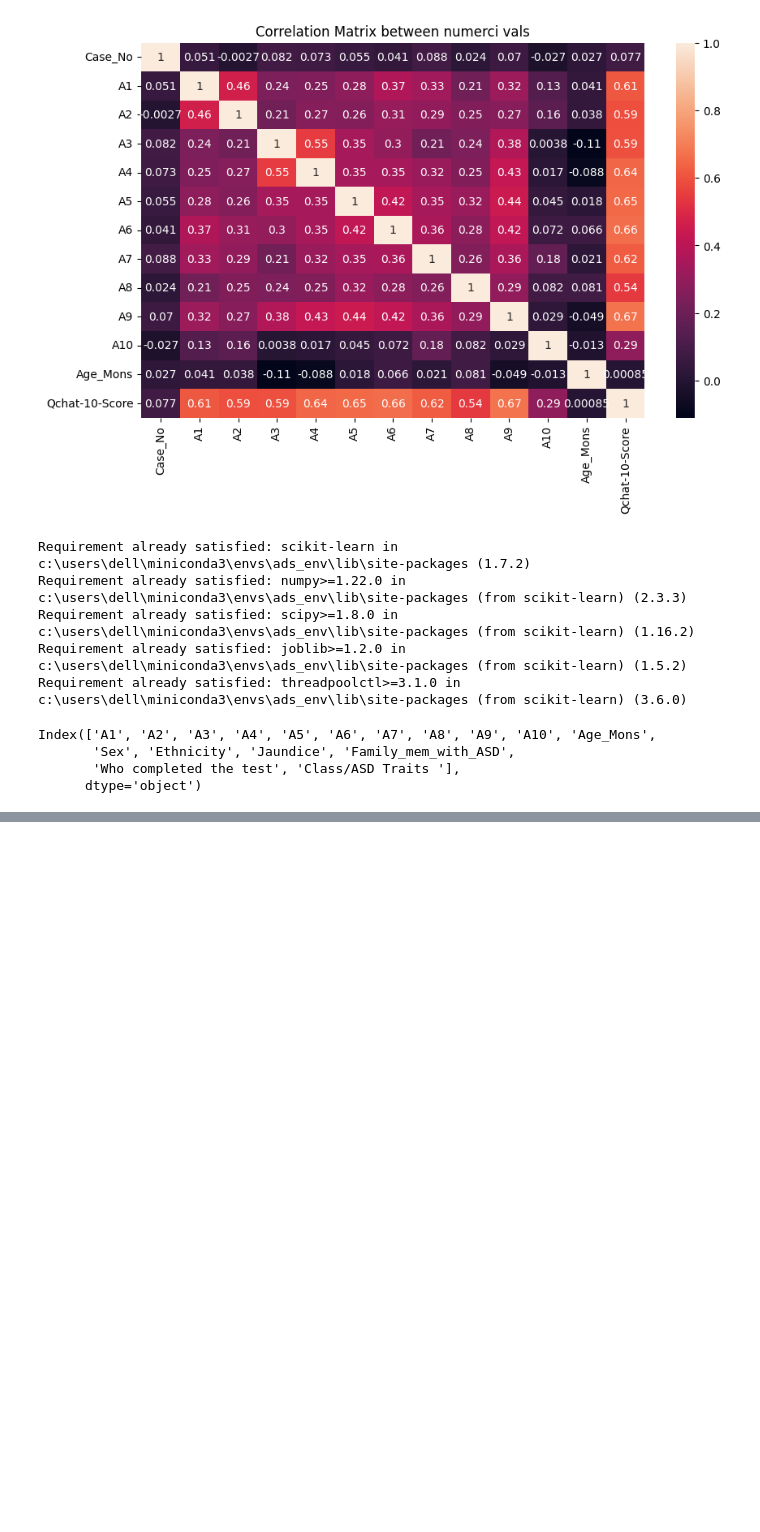
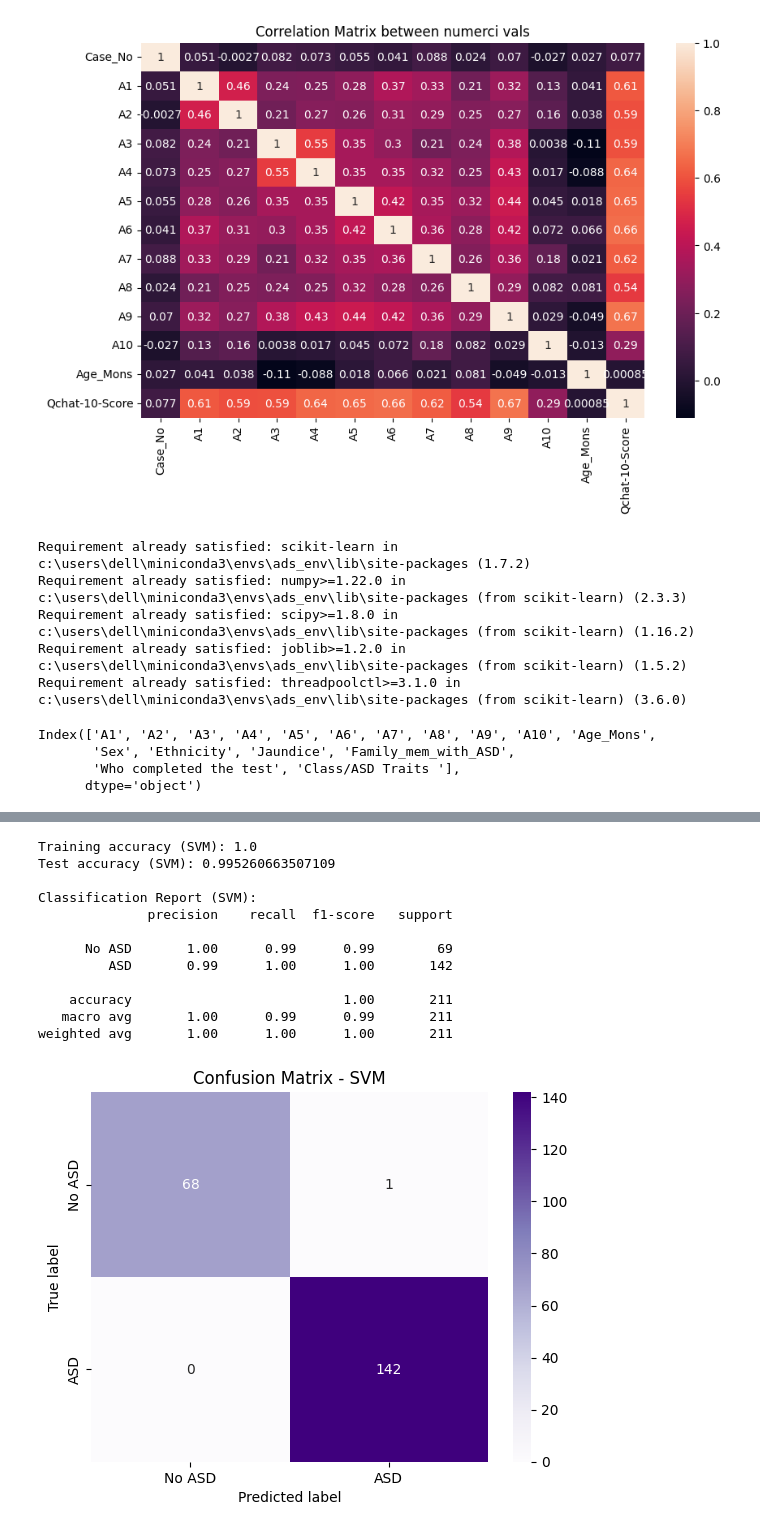
Before and after one commit to gitirom/M_CHAT-ADS-Checker, a Jupyter notebook: ADS_PR.ipynb, the cells around one changed output, grey strips where cells are left out. Saved outputs shown, nothing was run; the diff lists cells and outputs as text; code cells hidden in the pictures; blank space fills up the shorter version.

```diff
--- a/ADS_PR.ipynb
+++ b/ADS_PR.ipynb
@@ -272,0 +352,63 @@ Standard Deviation: 0.01846933748012013
+# %%
+# -----------------------------
+# 🔹 Support Vector Machine (SVM) Model
+# -----------------------------
+from sklearn.svm import SVC
+from imblearn.pipeline import Pipeline as ImbPipeline
+from imblearn.over_sampling import SMOTE
+from sklearn.metrics import classification_report, confusion_matrix
+import seaborn as sns
+import matplotlib.pyplot as plt
+from copy import deepcopy
+
+# ✅ Make a deep copy of the preprocessor to avoid data leakage
+svm_preprocessor = deepcopy(preprocessor)
+
+# Build the SVM pipeline
+svm_pipeline = ImbPipeline(steps=[
+    ('preprocess', svm_preprocessor),
+    ('smote', SMOTE(random_state=42)),
+    ('model', SVC(
+        kernel='rbf',               # Nonlinear kernel
+        C=1.0,                      # Regularization parameter
+        gamma='scale',              # Kernel coefficient
+        class_weight='balanced',    # Handle imbalance
+        random_state=42
+    ))
+])
+
+# Train the model
+svm_pipeline.fit(X_train, y_train)
+
+# Evaluate
+print("Training accuracy (SVM):", svm_pipeline.score(X_train, y_train))
+print("Test accuracy (SVM):", svm_pipeline.score(X_test, y_test))
+
+# Predictions
+y_pred_svm = svm_pipeline.predict(X_test)
+
+# Classification Report
+print("\nClassification Report (SVM):")
+print(classification_report(y_test, y_pred_svm, target_names=['No ASD', 'ASD']))
+
+# Confusion Matrix
+cm = confusion_matrix(y_test, y_pred_svm)
+sns.heatmap(cm, annot=True, fmt="d", cmap="Purples", xticklabels=['No ASD', 'ASD'], yticklabels=['No ASD', 'ASD'])
+plt.xlabel("Predicted label")
+plt.ylabel("True label")
+plt.title("Confusion Matrix - SVM")
+plt.show()
+# %% [output]
+Training accuracy (SVM): 1.0
+Test accuracy (SVM): 0.995260663507109
+
+Classification Report (SVM):
+              precision    recall  f1-score   support
+
+      No ASD       1.00      0.99      0.99        69
+         ASD       0.99      1.00      1.00       142
+
+    accuracy                           1.00       211
+   macro avg       1.00      0.99      0.99       211
+weighted avg       1.00      1.00      1.00       211
+[figure, added]
```
Also changed, not shown: parts of 8 cells of this notebook.
